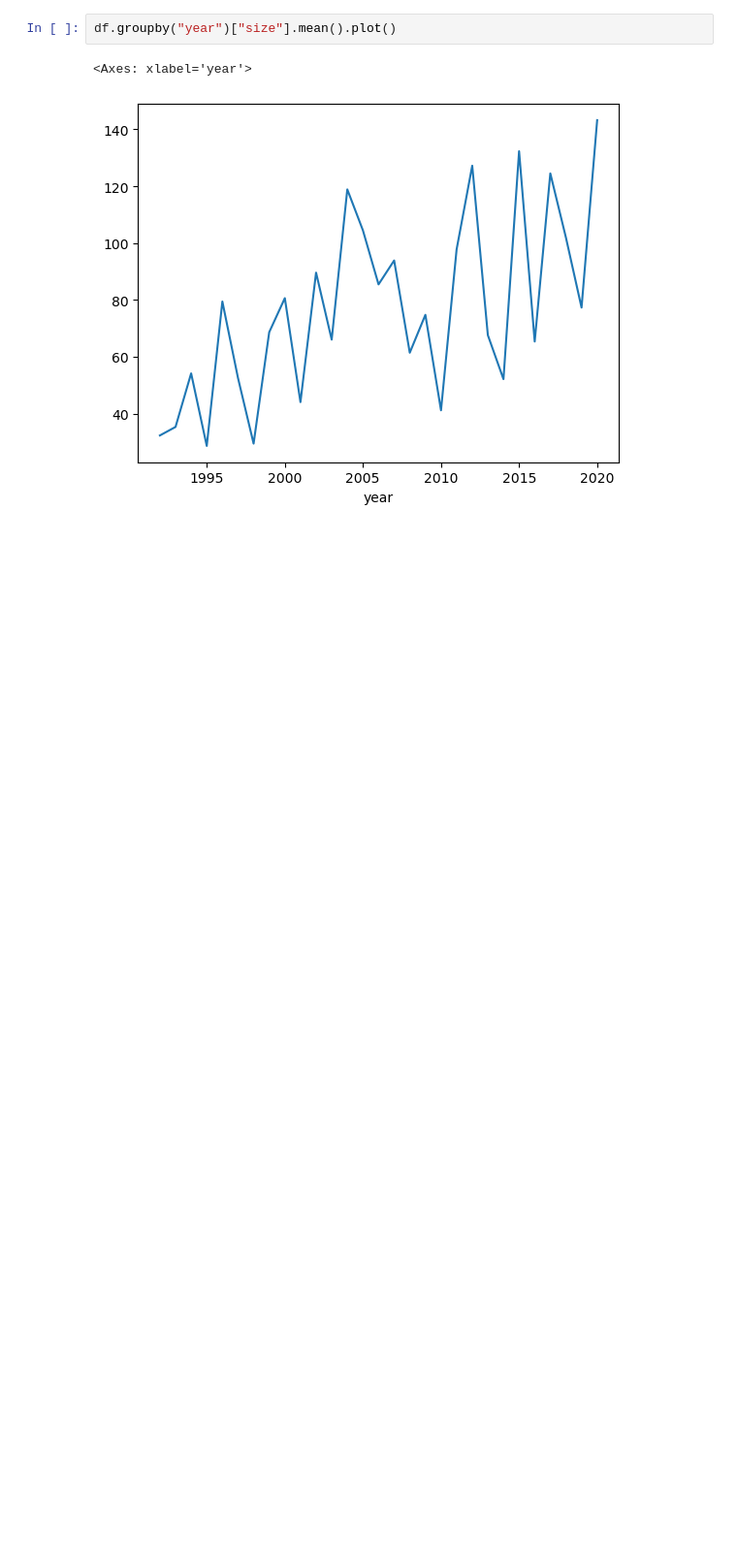
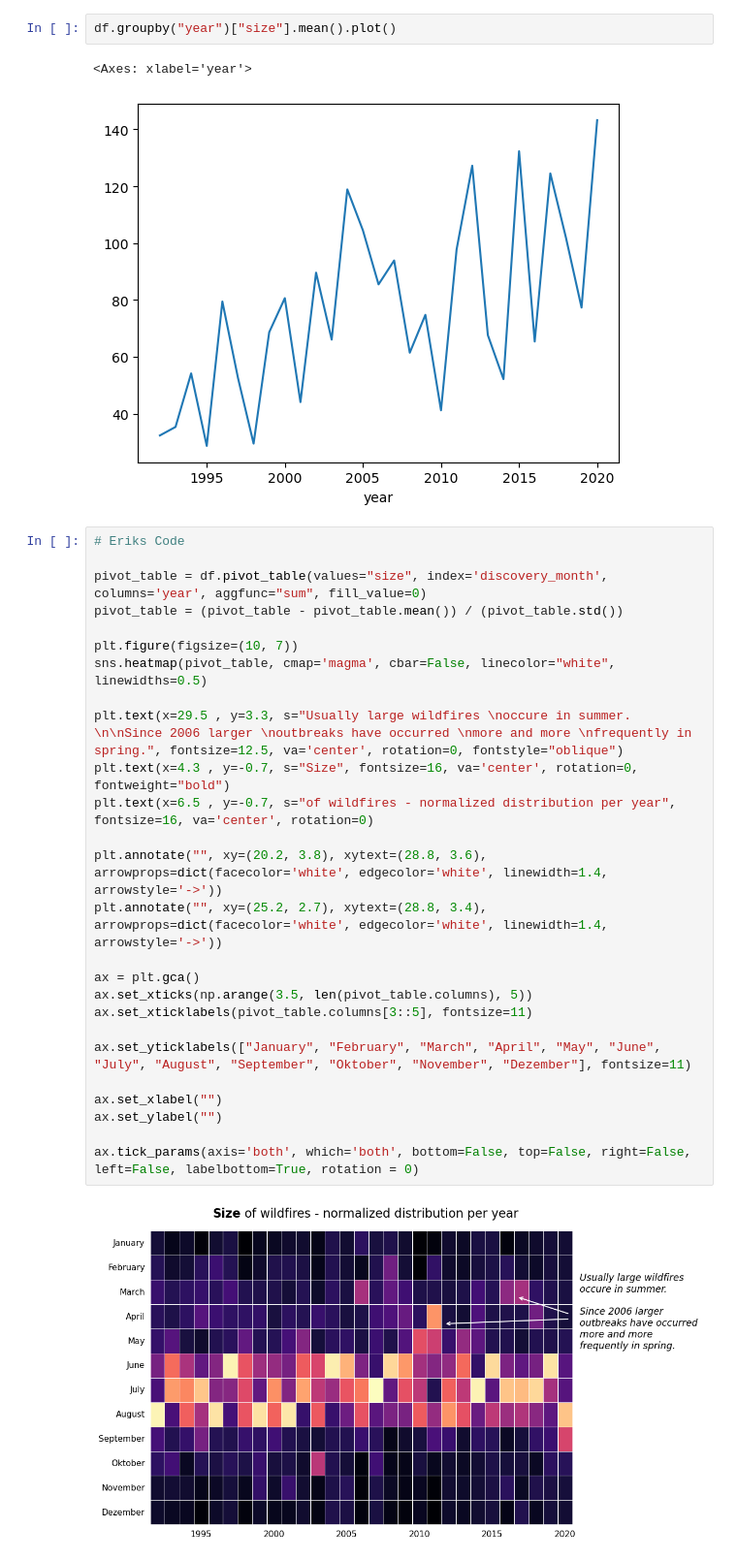
Before and after one commit to erikwisberger/Wildfire_Vizualization, a Jupyter notebook: analyse.ipynb, the cells around one changed output. Shown at 97% size. Saved outputs shown, nothing was run; the diff lists cells and outputs as text; blank space fills up the shorter version.

```diff
--- a/analyse.ipynb
+++ b/analyse.ipynb
@@ -79,3 +70,31 @@ df.groupby("year")["size"].mean().plot()
 # %% [output]
 <Axes: xlabel='year'>
 [figure]
+# %%
+# Eriks Code
+
+pivot_table = df.pivot_table(values="size", index='discovery_month', columns='year', aggfunc="sum", fill_value=0)
+pivot_table = (pivot_table - pivot_table.mean()) / (pivot_table.std())
+
+plt.figure(figsize=(10, 7))
+sns.heatmap(pivot_table, cmap='magma', cbar=False, linecolor="white", linewidths=0.5)
+
+plt.text(x=29.5 , y=3.3, s="Usually large wildfires \noccure in summer. \n\nSince 2006 larger \noutbreaks have occurred \nmore and more \nfrequently in spring.", fontsize=12.5, va='center', rotation=0, fontstyle="oblique")
+plt.text(x=4.3 , y=-0.7, s="Size", fontsize=16, va='center', rotation=0, fontweight="bold")
+plt.text(x=6.5 , y=-0.7, s="of wildfires - normalized distribution per year", fontsize=16, va='center', rotation=0)
+
+plt.annotate("", xy=(20.2, 3.8), xytext=(28.8, 3.6), arrowprops=dict(facecolor='white', edgecolor='white', linewidth=1.4, arrowstyle='->'))
+plt.annotate("", xy=(25.2, 2.7), xytext=(28.8, 3.4), arrowprops=dict(facecolor='white', edgecolor='white', linewidth=1.4, arrowstyle='->'))
+
+ax = plt.gca()
+ax.set_xticks(np.arange(3.5, len(pivot_table.columns), 5))
+ax.set_xticklabels(pivot_table.columns[3::5], fontsize=11)
+
+ax.set_yticklabels(["January", "February", "March", "April", "May", "June", "July", "August", "September", "Oktober", "November", "Dezember"], fontsize=11)
+
+ax.set_xlabel("")
+ax.set_ylabel("")
+
+ax.tick_params(axis='both', which='both', bottom=False, top=False, right=False, left=False, labelbottom=True, rotation = 0)
+# %% [output]
+[figure, added]
```
Also changed, not shown: parts of 6 cells of this notebook.
